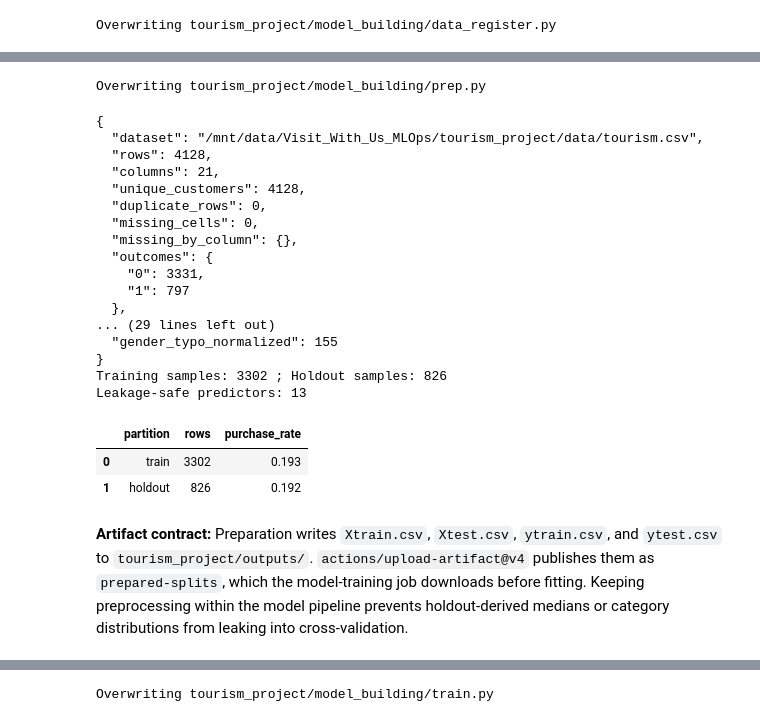
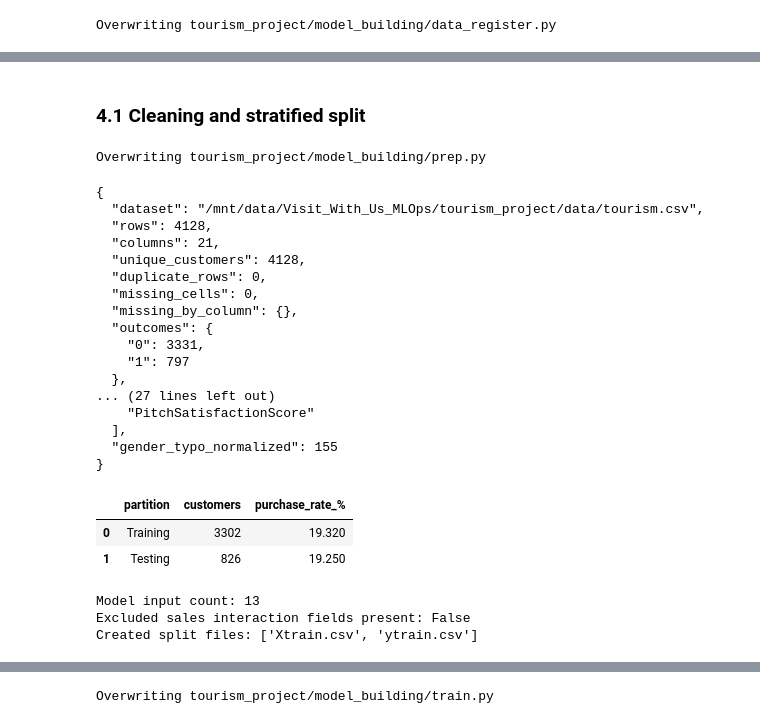
Before and after one commit to don-pedro-W/visit-with-us-tourism-mlops, a Jupyter notebook: Visit_With_Us_Full_Code.ipynb, the cells around one changed output, grey strips where cells are left out. Drawn from its saved outputs; the diff is of its cells as text; code cells hidden in the pictures.

```diff
--- a/Visit_With_Us_Full_Code.ipynb
+++ b/Visit_With_Us_Full_Code.ipynb
@@ -175,18 +0,0 @@ plt.tight_layout();plt.show()
-# %%
-def rates(column):
-    result=raw.groupby(column,dropna=False)["ProdTaken"].agg(count="size",buyers="sum",purchase_rate="mean")
-    return result.sort_values("purchase_rate",ascending=False)
-fig,axs=plt.subplots(2,2,figsize=(13,9))
-for ax,field in zip(axs.flat,["Passport","MaritalStatus","Designation","PreferredPropertyStar"]):
-    df=rates(field).reset_index()
-    ax.bar(range(len(df)), df["purchase_rate"].to_numpy());ax.set_xticks(range(len(df)),df[field].astype(str))
-    ax.set_title(f"Historical purchase rate by {field}")
-    ax.set_ylabel("Purchase rate")
-    ax.set_ylim(0,0.46)
-    ax.tick_params(axis="x",rotation=25)
-    for j,row in df.iterrows():
-        ax.text(j,row.purchase_rate+0.012,f"n={int(row['count'])}",ha='center',fontsize=8)
-plt.tight_layout();plt.show()
-for field in ["Passport","Designation","MaritalStatus","PreferredPropertyStar","CityTier"]:
-    print("\n",field)
-    display(rates(field).round(3))
@@ -336,3 +386,5 @@ assert register_summary["rows"] == len(raw)
+# %% [markdown]
+### 4.1 Cleaning and stratified split
 # %%
 %%writefile tourism_project/model_building/prep.py
 """Deterministic preprocessing and stratified holdout; no holdout-driven imputation."""
@@ -395,33 +447,45 @@ if __name__ == "__main__":
 # %% [output]
 Overwriting tourism_project/model_building/prep.py
 # %%
-from tourism_project.model_building.prep import prepare_data, clean_data
-from tourism_project.model_building.config import FEATURE_COLUMNS, OUTPUT_DIR, MODEL_PATH, METADATA_PATH
+from tourism_project.model_building.prep import clean_data, prepare_data
+from tourism_project.model_building.config import (
+    FEATURE_COLUMNS, OUTPUT_DIR, MODEL_PATH, METADATA_PATH
+)
+
 X_train, X_test, y_train, y_test = prepare_data()
-print("Training samples:",len(X_train),"; Holdout samples:",len(X_test))
-print("Leakage-safe predictors:",len(FEATURE_COLUMNS))
-display(pd.DataFrame({"partition":["train","holdout"],"rows":[len(y_train),len(y_test)],
-                      "purchase_rate":[y_train.mean(),y_test.mean()]}))
+
+display(pd.DataFrame({
+    "partition": ["Training", "Testing"],
+    "customers": [len(X_train), len(X_test)],
+    "purchase_rate_%": [round(100 * y_train.mean(), 2),
+                         round(100 * y_test.mean(), 2)]
+}))
+print("Model input count:", len(X_train.columns))
+print("Excluded sales interaction fields present:",
+      bool(set(["DurationOfPitch", "NumberOfFollowups", "ProductPitched",
+                "PitchSatisfactionScore", "TypeofContact"]) & set(X_train.columns)))
+print("Created split files:", sorted(p.name for p in OUTPUT_DIR.glob("*train.csv")))
 # %% [output]
 {
   "dataset": "/mnt/data/Visit_With_Us_MLOps/tourism_project/data/tourism.csv",
   "rows": 4128,
   "columns": 21,
   "unique_customers": 4128,
   "duplicate_rows": 0,
   "missing_cells": 0,
   "missing_by_column": {},
   "outcomes": {
     "0": 3331,
     "1": 797
   },
-... (29 lines left out)
+... (27 lines left out)
+    "PitchSatisfactionScore"
+  ],
   "gender_typo_normalized": 155
 }
-Training samples: 3302 ; Holdout samples: 826
-Leakage-safe predictors: 13
-|  | partition | rows | purchase_rate |
-| 0 | train | 3302 | 0.193 |
-| 1 | holdout | 826 | 0.192 |
+|  | partition | customers | purchase_rate_% |
+| 0 | Training | 3302 | 19.320 |
+| 1 | Testing | 826 | 19.250 |
+Model input count: 13
+Excluded sales interaction fields present: False
+Created split files: ['Xtrain.csv', 'ytrain.csv']
-# %% [markdown]
-**Artifact contract:** Preparation writes `Xtrain.csv`, `Xtest.csv`, `ytrain.csv`, and `ytest.csv` to `tourism_project/outputs/`. `actions/upload-artifact@v4` publishes them as `prepared-splits`, which the model-training job downloads before fitting. Keeping preprocessing within the model pipeline prevents holdout-derived medians or category distributions from leaking into cross-validation.
```
Also changed, not shown: parts of 96 cells of this notebook.
